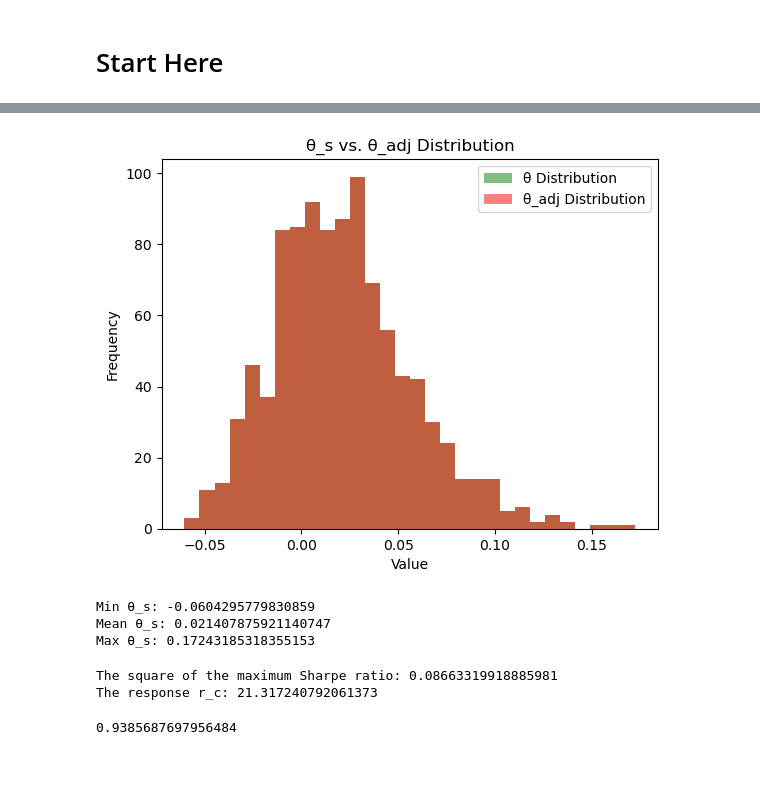
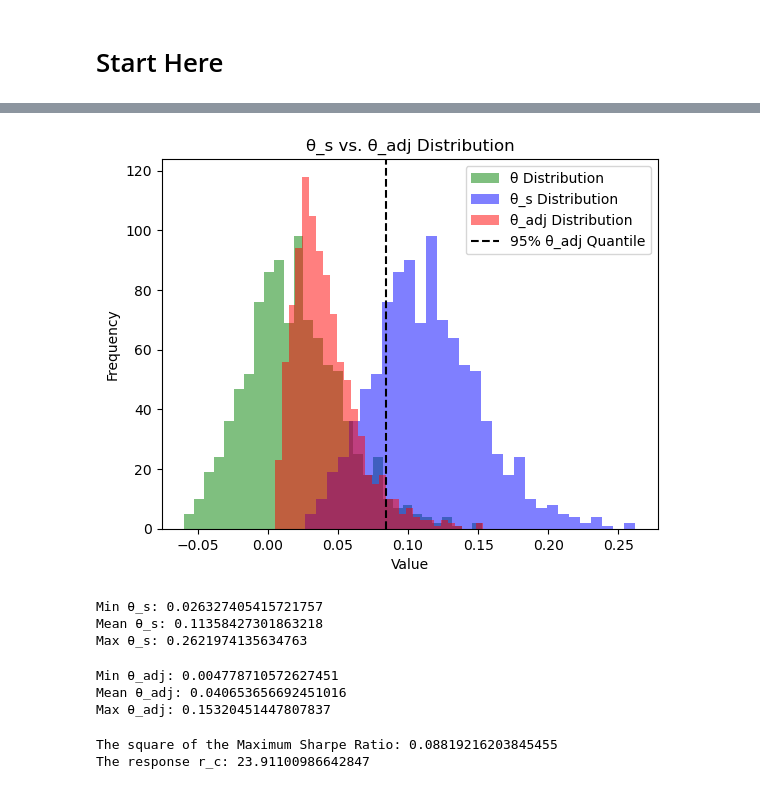
Before and after one commit to fangsitang/portfolio_management, a Jupyter notebook: Part B_4.ipynb, the cells around one changed output, grey strips where cells are left out. Drawn from its saved outputs; the diff is of its cells as text; code cells hidden in the pictures.

```diff
--- a/Part B_4.ipynb
+++ b/Part B_4.ipynb
@@ -493,6 +495,17 @@ rf = 0.4  # 0.4% risk-free rate per month
 
 # Calculate excess returns, r
 r = returns_data_10 - rf
+# %%
+# Function to compute the covariance matrix is positive definite
+def nearest_positive_definite(matrix):
+    """ Ensure that the matrix is positive definite. """
+    # Symmetrize the matrix
+    B = (matrix + matrix.T) / 2
+    # Compute singular value decomposition (SVD)
+    _, s, V = np.linalg.svd(B)
+    H = V.T @ np.diag(s) @ V
+    # Ensure the final matrix is positive definite
+    return (B + H) / 2
 # %%
 # Function to compute θs, μ̂' Σ̂^(-1) μ̂
 def compute_theta_s(mu, sigma_inv):
@@ -500,10 +513,14 @@ def compute_theta_s(mu, sigma_inv):
 # %%
 # Function to compute θadj
 def adjusted_sharpe_ratio(theta_s, N, T):
-    from scipy.special import betainc
+    from scipy.special import betainc, beta
+
+    a = N / 2
+    b = (T - N) / 2
+    x = theta_s / (1 + theta_s)
 
     # Compute the Beta incomplete function
-    B_x_value = betainc(N / 2, (T - N) / 2, theta_s / (1 + theta_s))
+    B_x_value = betainc(a, b, x) * beta(a, b)
 
     # Compute the adjustment term
     adjustment_term = (2 * (theta_s ** (N/2)) * (1 + theta_s) ** (-(T-2)/2)) / (T * B_x_value)
@@ -511,7 +528,7 @@ def adjusted_sharpe_ratio(theta_s, N, T):
     # Compute θ̂_adj
     theta_adj = ((T - N - 2) * theta_s - N) / T + adjustment_term
 
-    return theta_adj  # Return both θ_adj and the adjustment term
+    return theta_adj
 # %%
 # Perform subpool selection
 subpool_results = []
@@ -522,7 +539,8 @@ for _ in range(num_subpools):
 
     # Compute mean return (μ̂) and covariance matrix (Σ̂) for the selected subpool
     mu_subpool = r[selected_assets].mean().values  # Estimated mean returns, μ̂
-    sigma_subpool = r[selected_assets].cov().values  # Estimated covariance matrix, Σ̂
+    sigma_subpool = r[selected_assets].cov().values
+    sigma_subpool = nearest_positive_definite(sigma_subpool)# Estimated covariance matrix, Σ̂
 
     # Compute the inverse of the covariance matrix Σ̂^(-1)
     sigma_inv = np.linalg.pinv(sigma_subpool)
@@ -549,3 +567,6 @@ theta_adj_95_quantile = np.percentile(theta_adj_values, 95)
 
 # Find the subpool closest to the 95% quantile
 best_subpool = min(subpool_results, key=lambda x: abs(x[1] - theta_adj_95_quantile))[0]  # Get the selected assets
+
+print(f"The 95% theta_adj: {theta_adj_95_quantile}")
+print(f"The chosen subpool: {best_subpool}")
@@ -569,23 +576,23 @@ best_subpool
 # %%
 import numpy as np
 import matplotlib.pyplot as plt
 
 plt.hist(theta_values, bins=30, alpha=0.5, label="θ Distribution", color='green')
-#plt.hist(theta_s_values, bins=30, alpha=0.5, label="θ_s Distribution", color='blue')
+plt.hist(theta_s_values, bins=30, alpha=0.5, label="θ_s Distribution", color='blue')
 plt.hist(theta_adj_values, bins=30, alpha=0.5, label="θ_adj Distribution", color='red')
-#plt.axvline(theta_adj_95_quantile, color='black', linestyle='dashed', label="95% θ_adj Quantile")
+plt.axvline(theta_adj_95_quantile, color='black', linestyle='dashed', label="95% θ_adj Quantile")
 plt.legend()
 plt.xlabel("Value")
 plt.ylabel("Frequency")
 plt.title("θ_s vs. θ_adj Distribution")
 plt.show()
 # %% [output]
-[figure, old version]
+[figure, new version]
 # %%
-print(f"Min θ_s: {np.min(theta_adj_values)}")
-print(f"Mean θ_s: {np.mean(theta_adj_values)}")
-print(f"Max θ_s: {np.max(theta_adj_values)}")
+print(f"Min θ_s: {np.min(theta_s_values)}")
+print(f"Mean θ_s: {np.mean(theta_s_values)}")
+print(f"Max θ_s: {np.max(theta_s_values)}")
 # %% [output]
-Min θ_s: -0.0604295779830859
-Mean θ_s: 0.021407875921140747
-Max θ_s: 0.17243185318355153
+Min θ_s: 0.026327405415721757
+Mean θ_s: 0.11358427301863218
+Max θ_s: 0.2621974135634763
@@ -594,18 +599,27 @@ Max θ_s: 0.17243185318355153
+# %%
+print(f"Min θ_adj: {np.min(theta_adj_values)}")
+print(f"Mean θ_adj: {np.mean(theta_adj_values)}")
+print(f"Max θ_adj: {np.max(theta_adj_values)}")
+# %% [output]
+Min θ_adj: 0.004778710572627451
+Mean θ_adj: 0.040653656692451016
+Max θ_adj: 0.15320451447807837
 # %%
 # Step 1
 # Parameters for the best subpool
 returns_best_subpool = r[best_subpool]
 mu_best = returns_best_subpool.mean().values
 cov_best = returns_best_subpool.cov().values  # Compute the covariance matrix
+cov_best = nearest_positive_definite(cov_best)
 cov_best_inv = np.linalg.pinv(cov_best)
 std_best_subpool = returns_best_subpool.std().mean()  # Compute the mean standard deviation of the best subpool
 
 theta_s_best = compute_theta_s(mu_best, cov_best_inv)
 theta_adj_best = adjusted_sharpe_ratio(theta_s_best, 10, T=120)
 r_c = std_best_subpool * ((1 + theta_adj_best) / np.sqrt(theta_adj_best))  # Compute r_c
+
+print(f"The square of the Maximum Sharpe Ratio: {theta_adj_best}")
+print(f"The response r_c: {r_c}")
+# %% [output]
+The square of the Maximum Sharpe Ratio: 0.08819216203845455
+The response r_c: 23.91100986642847
-# %%
-print(f"The square of the maximum Sharpe ratio: {theta_adj_best}")
-print(f"The response r_c: {r_c}")
-# %% [output]
-The square of the maximum Sharpe ratio: 0.08663319918885981
-The response r_c: 21.317240792061373
@@ -652,4 +625,0 @@ lambda_best = zeta_avg * np.linalg.norm(w_ols, ord=1)
-# %%
-lambda_best
-# %% [output]
-0.9385687697956484
```
Also changed, not shown: parts of 16 cells of this notebook.
